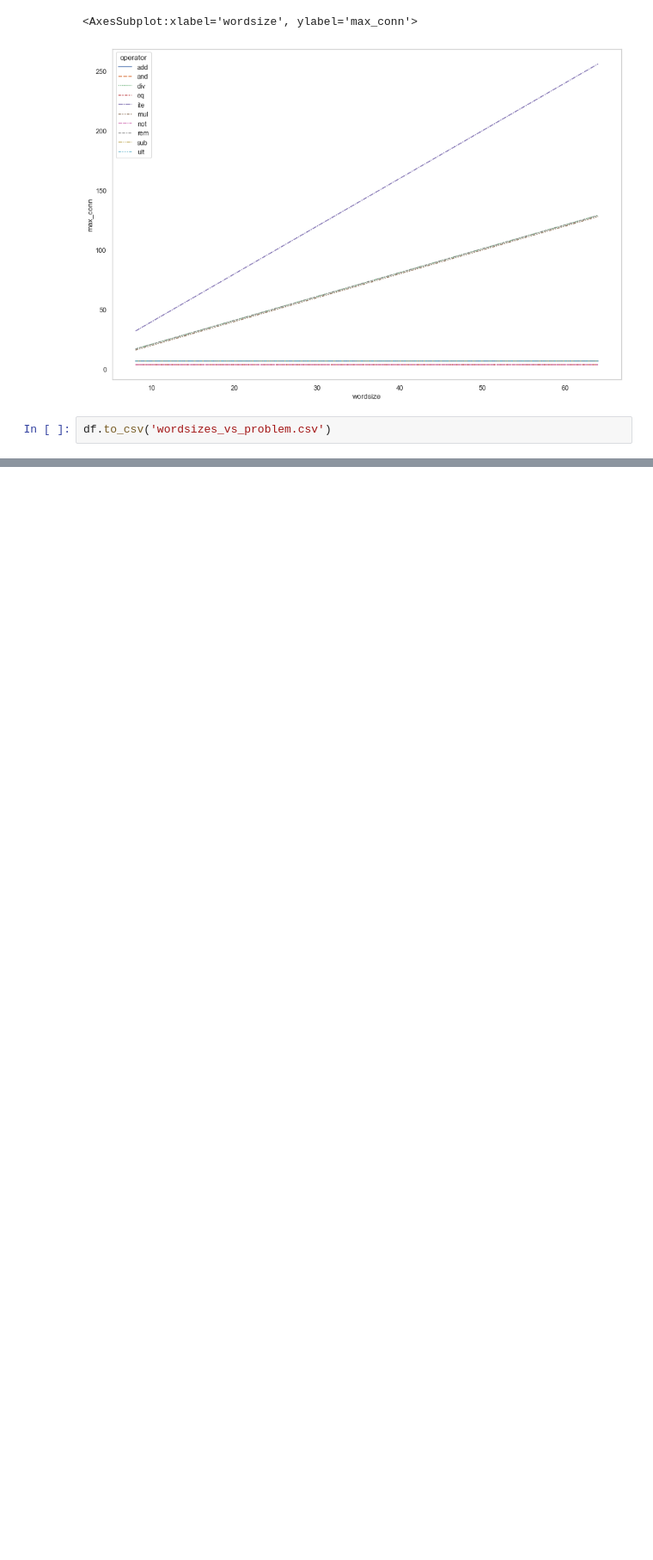
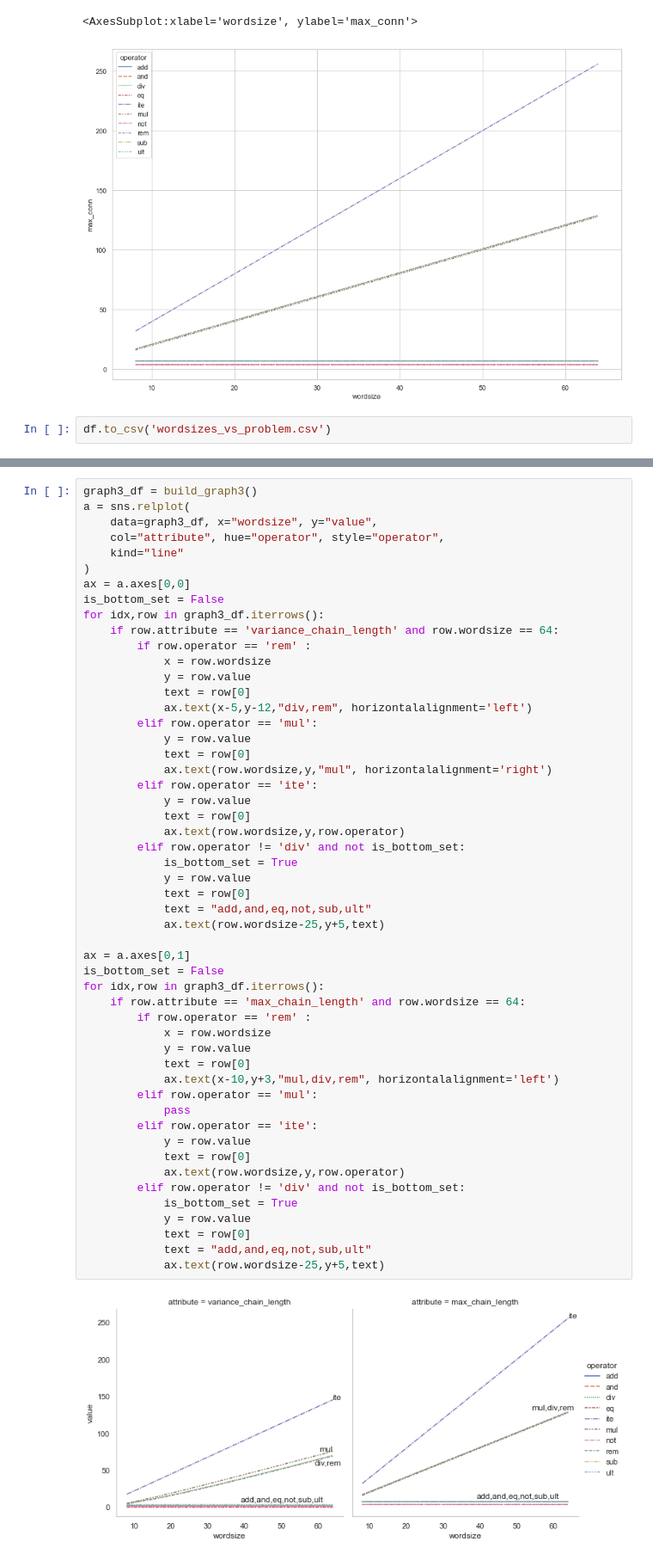
Before and after one commit to smml1996/qa_sat_v2, a Jupyter notebook: unicorn/operators.ipynb, the cells around one changed output, grey strips where cells are left out. Shown at 86% size. Saved outputs shown, nothing was run; the diff lists cells and outputs as text; blank space fills up the shorter version.

```diff
--- a/unicorn/operators.ipynb
+++ b/unicorn/operators.ipynb
@@ -225,0 +447,54 @@ df.to_csv('wordsizes_vs_problem.csv')
+# %%
+graph3_df = build_graph3()
+a = sns.relplot(
+    data=graph3_df, x="wordsize", y="value",
+    col="attribute", hue="operator", style="operator",
+    kind="line"
+)
+ax = a.axes[0,0]
+is_bottom_set = False
+for idx,row in graph3_df.iterrows():
+    if row.attribute == 'variance_chain_length' and row.wordsize == 64:
+        if row.operator == 'rem' :
+            x = row.wordsize
+            y = row.value
+            text = row[0]
+            ax.text(x-5,y-12,"div,rem", horizontalalignment='left')
+        elif row.operator == 'mul':
+            y = row.value
+            text = row[0]
+            ax.text(row.wordsize,y,"mul", horizontalalignment='right')
+        elif row.operator == 'ite':
+            y = row.value
+            text = row[0]
+            ax.text(row.wordsize,y,row.operator)
+        elif row.operator != 'div' and not is_bottom_set:
+            is_bottom_set = True
+            y = row.value
+            text = row[0]
+            text = "add,and,eq,not,sub,ult"
+            ax.text(row.wordsize-25,y+5,text)
+
+ax = a.axes[0,1]
+is_bottom_set = False
+for idx,row in graph3_df.iterrows():
+    if row.attribute == 'max_chain_length' and row.wordsize == 64:
+        if row.operator == 'rem' :
+            x = row.wordsize
+            y = row.value
+            text = row[0]
+            ax.text(x-10,y+3,"mul,div,rem", horizontalalignment='left')
+        elif row.operator == 'mul':
+            pass
+        elif row.operator == 'ite':
+            y = row.value
+            text = row[0]
+            ax.text(row.wordsize,y,row.operator)
+        elif row.operator != 'div' and not is_bottom_set:
+            is_bottom_set = True
+            y = row.value
+            text = row[0]
+            text = "add,and,eq,not,sub,ult"
+            ax.text(row.wordsize-25,y+5,text)
+# %% [output]
+[figure, added]
```
Also changed, not shown: parts of 10 cells of this notebook, 47 other files.
